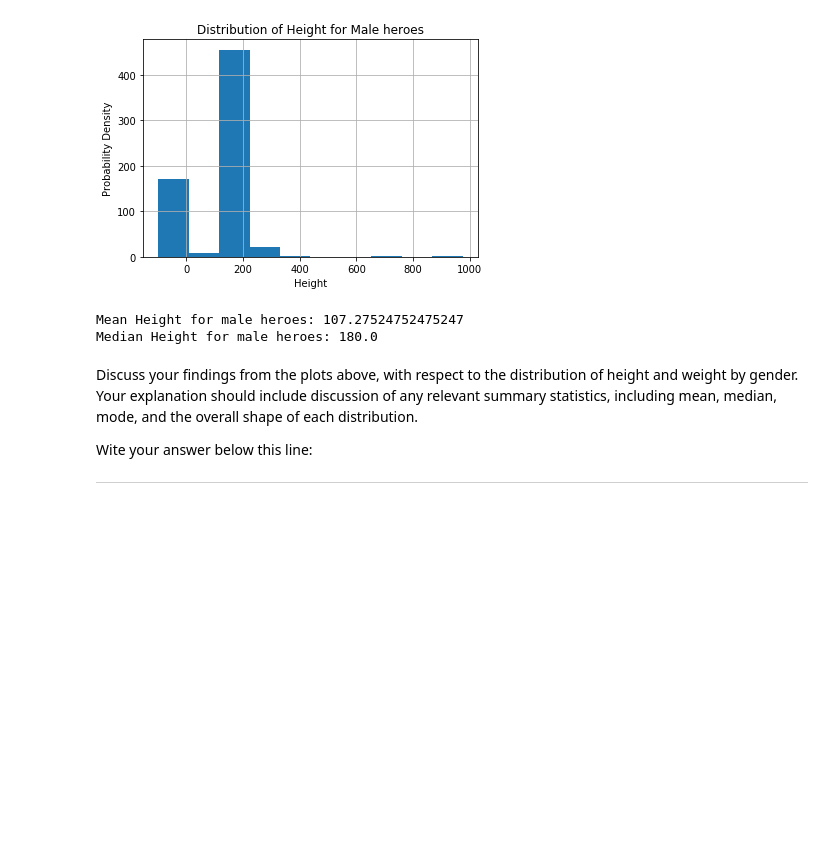
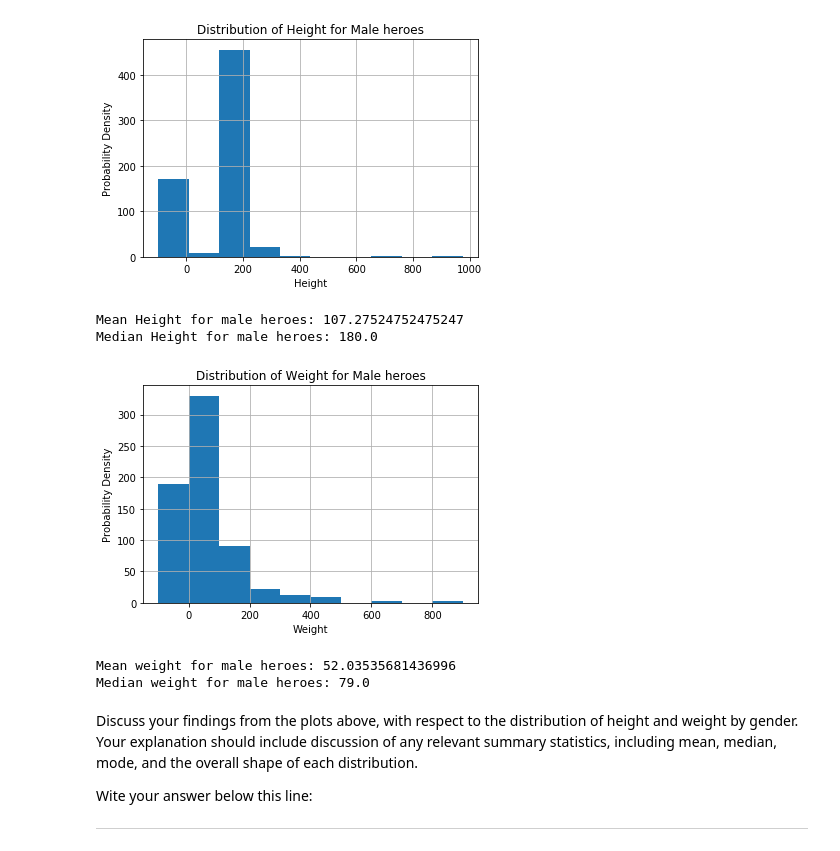
Before and after one commit to Princess-1/dsc-data-cleaning-project-atlanta-ds-062419, a Jupyter notebook: index.ipynb, the cells around one changed output. Drawn from its saved outputs; the diff is of its cells as text; code cells hidden in the pictures; blank space fills up the shorter version.

```diff
--- a/index.ipynb
+++ b/index.ipynb
@@ -281,9 +281,13 @@ Mean Height for male heroes: 107.27524752475247
 Median Height for male heroes: 180.0
 # %%
 # Male Weight
-show_distplot(heroes_and_powers_df, 'Male', 'Weight')
+show_distplot(df, 'Male', 'Weight')
 print("Mean weight for male heroes: {}".format(male_heroes_df.Weight.mean()))
 print("Median weight for male heroes: {}".format(male_heroes_df.Weight.median()))
+# %% [output]
+[figure, added]
+Mean weight for male heroes: 52.03535681436996
+Median weight for male heroes: 79.0
 # %%
 # Female Height
 # %%
```
